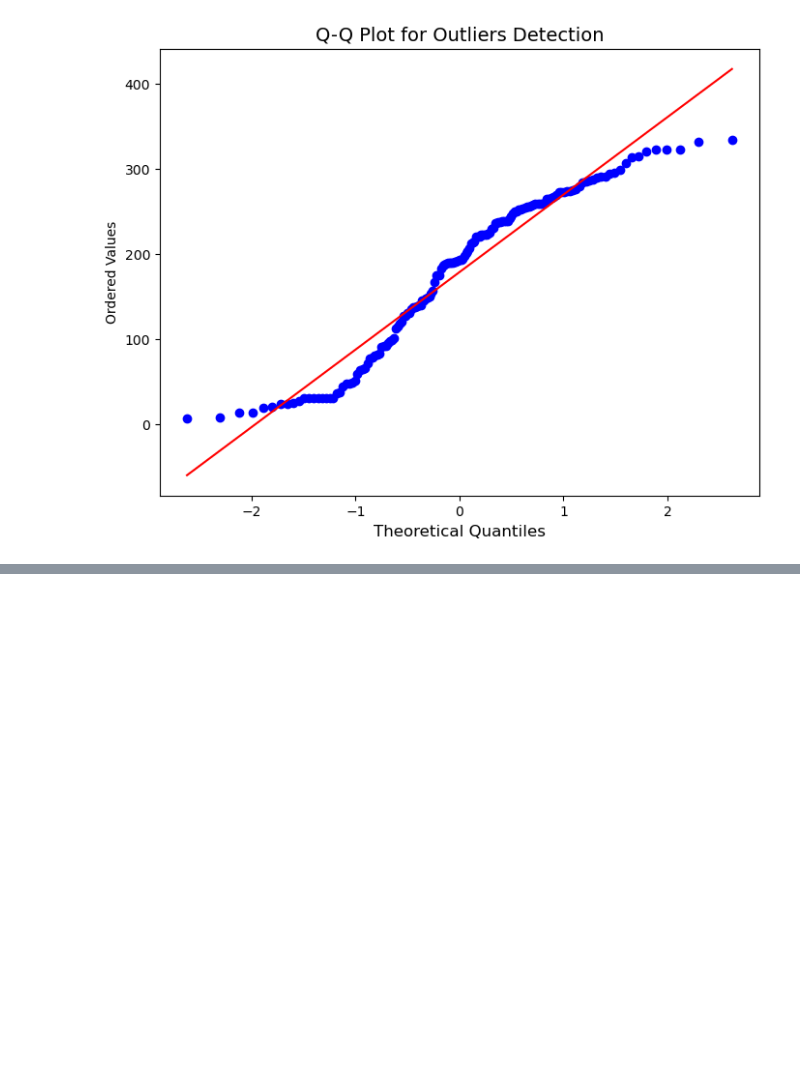
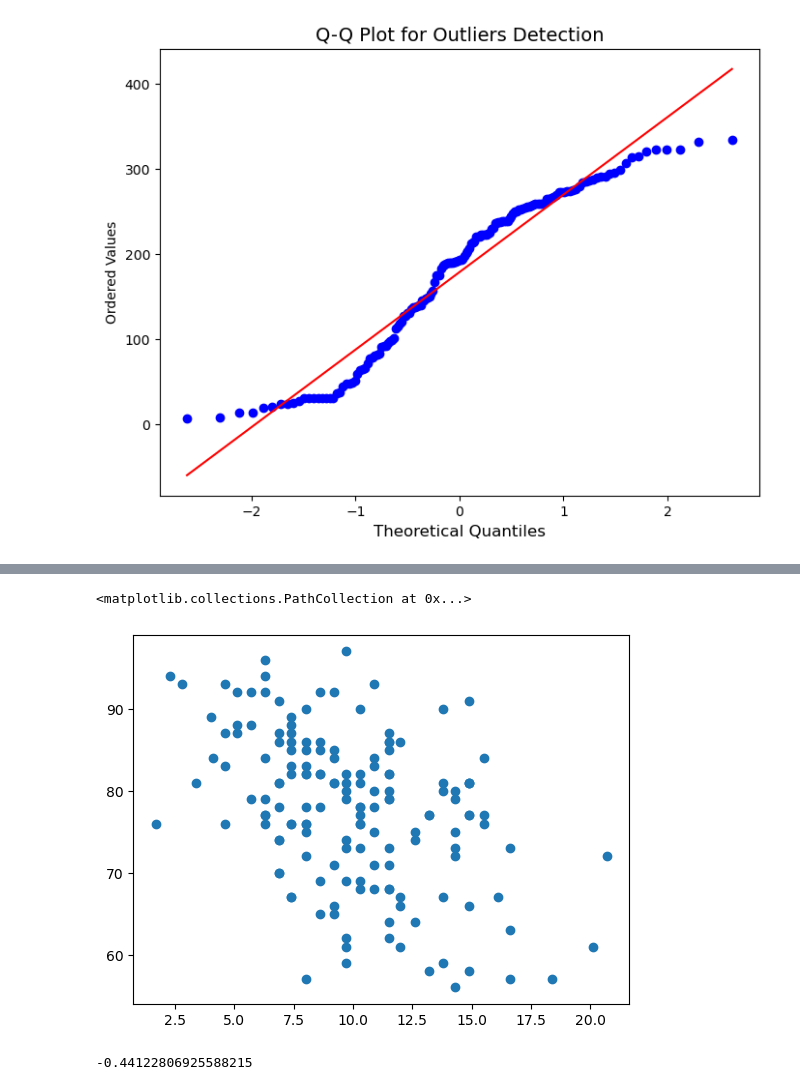
Before and after one commit to dhanushreddypogula1/amil_168, a Jupyter notebook: EDA1_PRACTICE.ipynb, the cells around one changed output, grey strips where cells are left out. Cells and saved outputs as stored; diff of their text form; code cells hidden in the pictures; blank space fills up the shorter version.

```diff
--- a/EDA1_PRACTICE.ipynb
+++ b/EDA1_PRACTICE.ipynb
@@ -401,0 +418,9 @@ Text(0.5, 0, 'Theoretical Quantiles')
+# %%
+plt.scatter(data1["Wind"],data1["Temp"])
+# %% [output]
+<matplotlib.collections.PathCollection at 0x...>
+[figure, added]
+# %%
+data1["Wind"].corr(data1["Temp"])
+# %% [output]
+-0.44122806925588215
```
Also changed, not shown: parts of 5 cells of this notebook.
